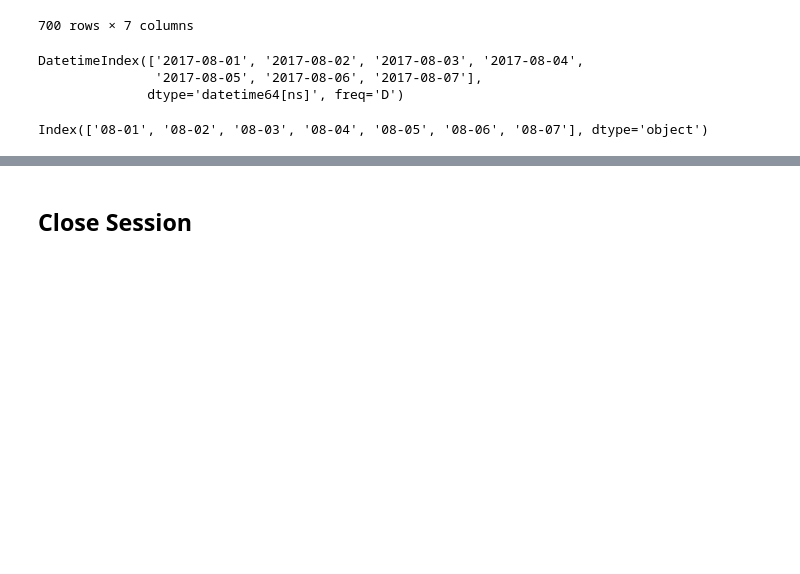
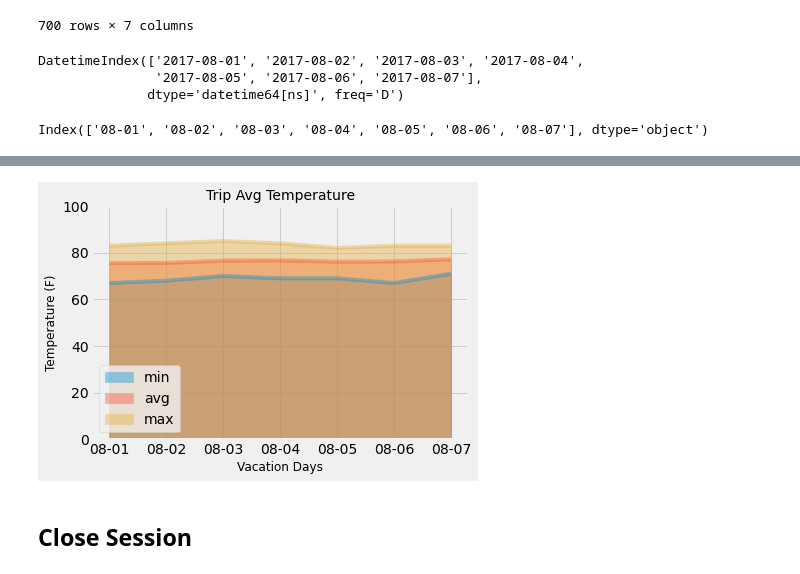
Before and after one commit to klharp/SQLAchemy-SurfsUp, a Jupyter notebook: temp_analysis_bonus_2.ipynb, the cells around one changed output, grey strips where cells are left out. Cells and saved outputs as stored; diff of their text form; code cells hidden in the pictures; blank space fills up the shorter version.

```diff
--- a/temp_analysis_bonus_2.ipynb
+++ b/temp_analysis_bonus_2.ipynb
@@ -282,0 +324,10 @@ plt.show()
+# %%
+# Use the `daily_normals` function to calculate the normals for each date string and append the results to a list called `normals`.
+# Flatten the list: https://stackoverflow.com/questions/20112776/how-do-i-flatten-a-list-of-lists-nested-lists
+
+normals2 = []
+
+for date in trip_dates2:
+    normals2.append(*daily_normals2(date))
+
+normals2
@@ -282,0 +342,5 @@ plt.show()
+# %%
+# Load the previous query results into a Pandas DataFrame and add the `trip_dates` range as the `date` index
+df = pd.DataFrame(normals2, columns = ['min', 'avg', 'max'])
+#df.set_index('date', inplace=Tru
+df
@@ -282,0 +356,5 @@ plt.show()
+# %%
+# Add the dates to the dataframe and set as index
+df["date"] = trip_dates2
+df.set_index('date', inplace=True)
+df
@@ -283,3 +371,15 @@ plt.show()
+# %%
+df.plot(kind="area", stacked=False, alpha=.4)
+
+plt.title("Trip Avg Temperature", fontsize=14)
+plt.ylabel("Temperature (F)", fontsize=12)
+plt.xlabel("Vacation Days", fontsize=12)
+plt.ylim(0,100)
+
+#plt.savefig("Images/vacation_ave_temp.png")
+plt.show()
+# %% [output]
+[figure, added]
 # %% [markdown]
 ## Close Session
 # %%
```
Also changed, not shown: parts of 11 cells of this notebook, 3 other files.
